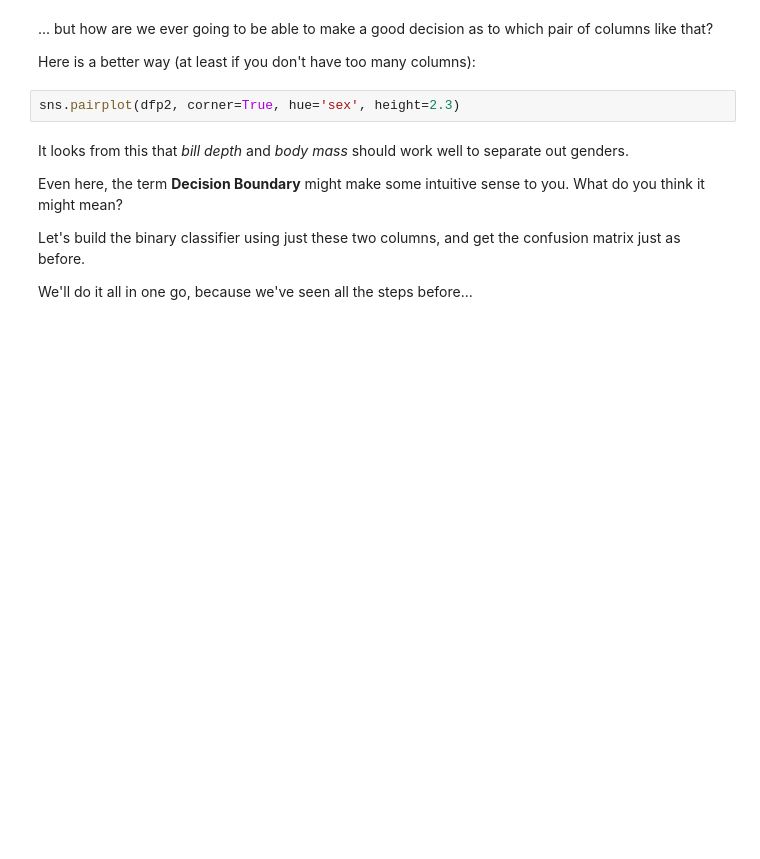
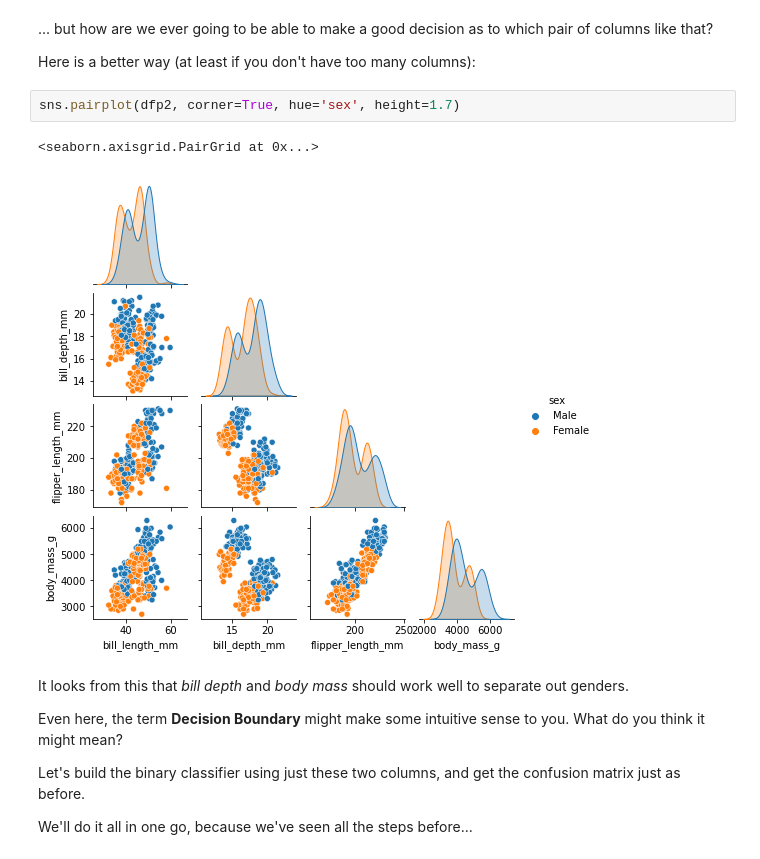
Before and after one commit to variationalform/FML, a Jupyter notebook: notebooks/4_concepts.ipynb, the cells around one changed output. Saved outputs shown, nothing was run; the diff lists cells and outputs as text; blank space fills up the shorter version.

```diff
--- a/notebooks/4_concepts.ipynb
+++ b/notebooks/4_concepts.ipynb
@@ -230,7 +286,10 @@ pair of columns like that?
 
 Here is a better way (at least if you don't have too many columns):
 # %%
-sns.pairplot(dfp2, corner=True, hue='sex', height=2.3)
+sns.pairplot(dfp2, corner=True, hue='sex', height=1.7)
+# %% [output]
+<seaborn.axisgrid.PairGrid at 0x...>
+[figure, added]
 # %% [markdown]
 It looks from this that *bill depth* and *body mass* should work well
 to separate out genders.
```
Also changed, not shown: parts of 38 cells of this notebook.
